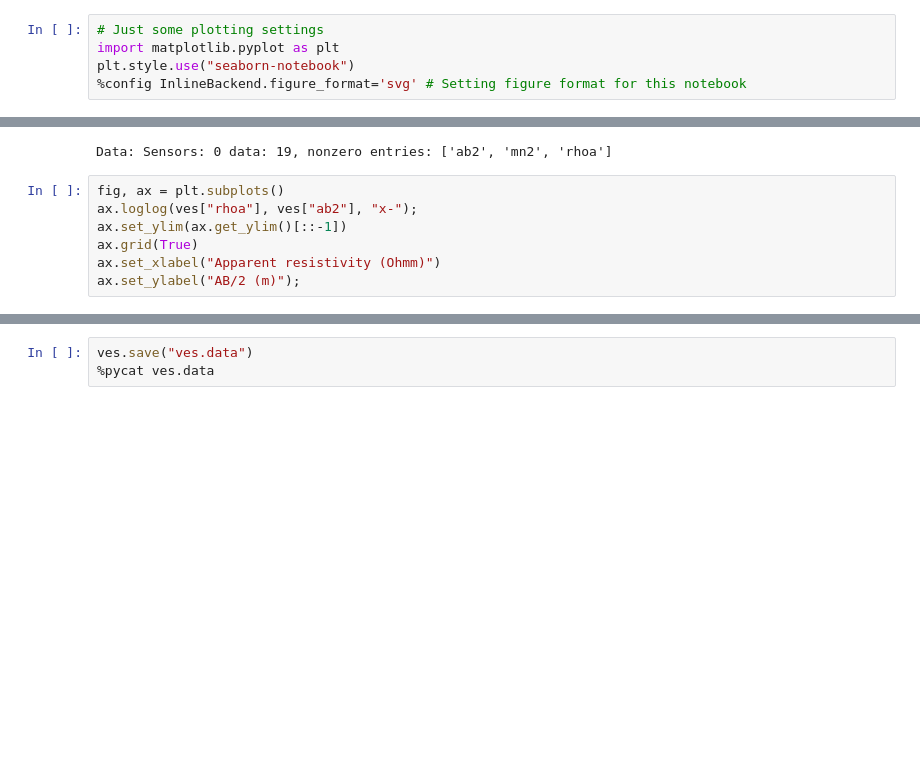
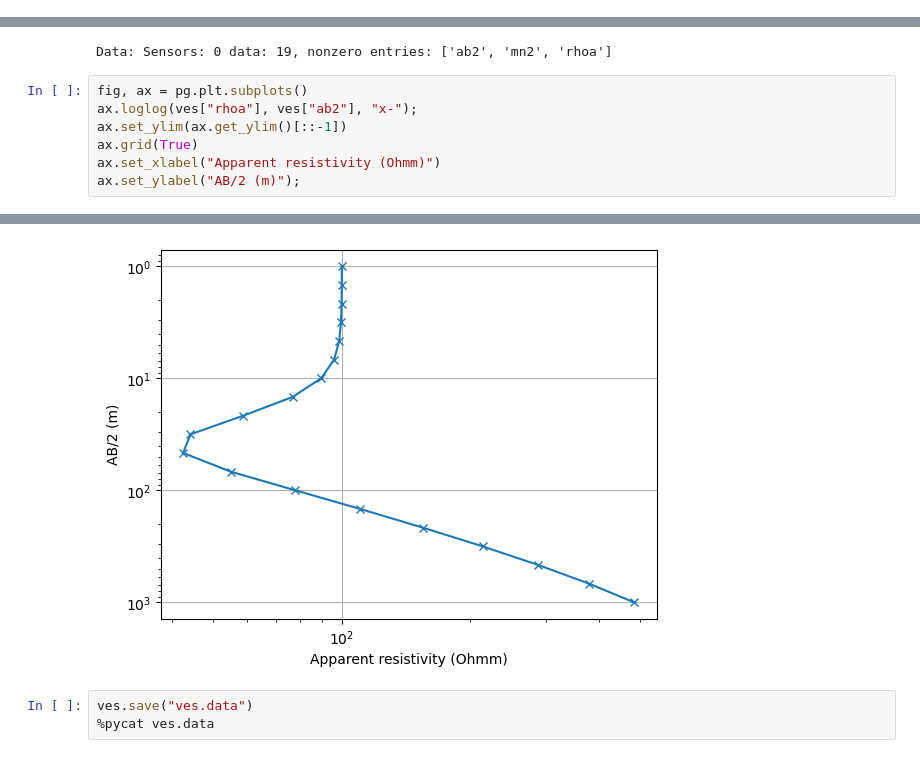
Before and after one commit to halbmy/pyGIMLi-workshop, a Jupyter notebook: 1_basics/0_Step_into_pyGIMLi.ipynb, the cells around one changed output, grey strips where cells are left out. Drawn from its saved outputs; the diff is of its cells as text; blank space fills up the shorter version.

```diff
--- a/1_basics/0_Step_into_pyGIMLi.ipynb
+++ b/1_basics/0_Step_into_pyGIMLi.ipynb
@@ -12,11 +4,6 @@
 * Demonstrate different kinds of constraints
 * Regionalize constraints on subsurface
 * Incorporate prior knownledge into inversion
-# %%
-# Just some plotting settings
-import matplotlib.pyplot as plt
-plt.style.use("seaborn-notebook")
-%config InlineBackend.figure_format='svg' # Setting figure format for this notebook
 # %%
 # the typical import
 import numpy as np
@@ -60,7 +47,7 @@ print(ves)
 # %% [output]
 Data: Sensors: 0 data: 19, nonzero entries: ['ab2', 'mn2', 'rhoa']
 # %%
-fig, ax = plt.subplots()
+fig, ax = pg.plt.subplots()
 ax.loglog(ves["rhoa"], ves["ab2"], "x-");
 ax.set_ylim(ax.get_ylim()[::-1])
 ax.grid(True)
@@ -71,3 +57,4 @@ ax.set_ylabel("AB/2 (m)");
+[figure, added]
 # %%
 ves.save("ves.data")
 %pycat ves.data
```
Also changed, not shown: parts of 14 cells of this notebook, 17 other files.
